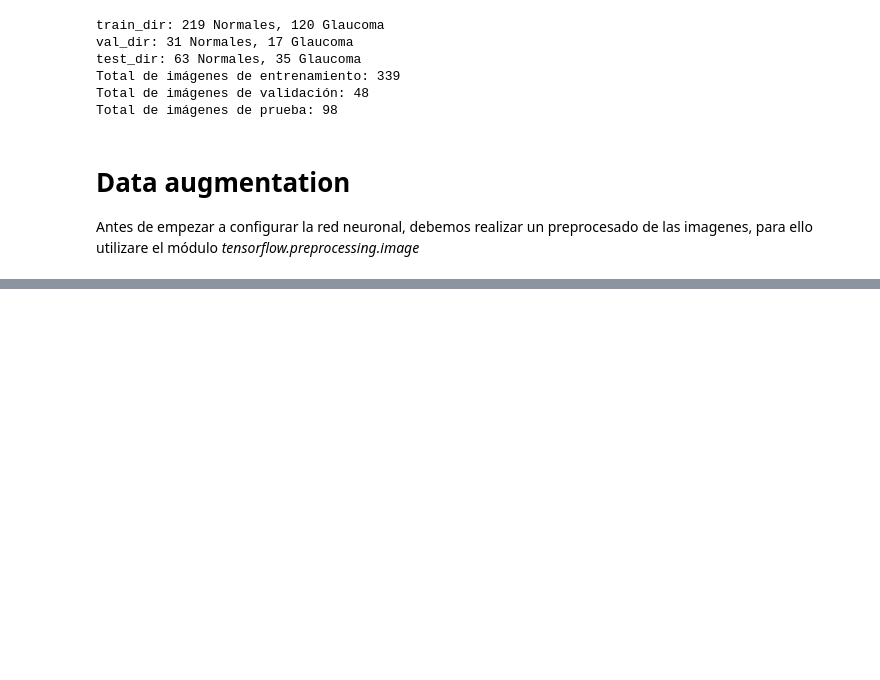
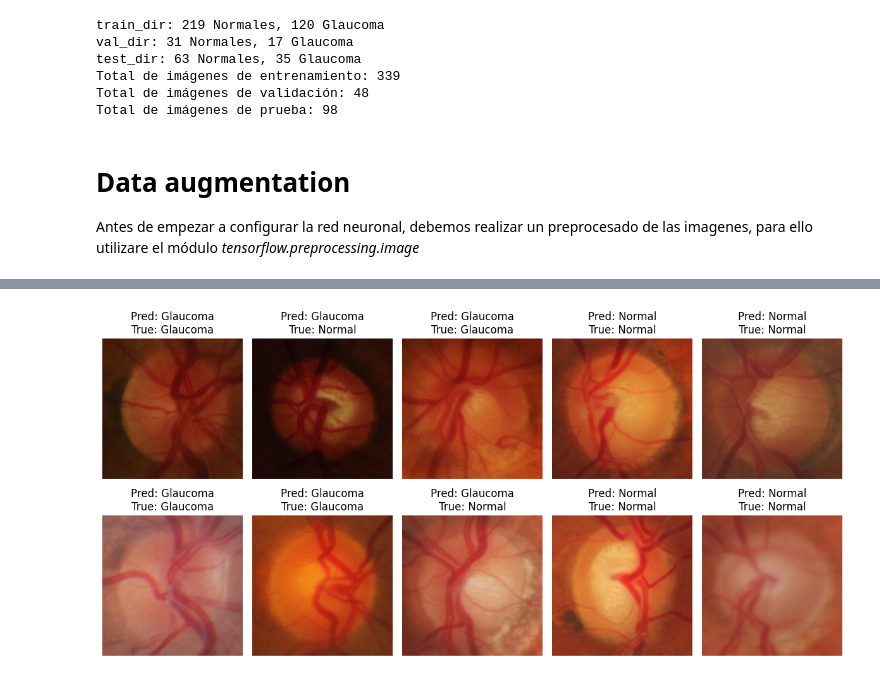
Before and after one commit to frannelfran/Redes-Neuronales-en-Keras, a Jupyter notebook: glaucoma/glaucoma.ipynb, the cells around one changed output, grey strips where cells are left out. Cells and saved outputs as stored; diff of their text form; code cells hidden in the pictures; blank space fills up the shorter version.

```diff
--- a/glaucoma/glaucoma.ipynb
+++ b/glaucoma/glaucoma.ipynb
@@ -48,0 +72,9 @@ test_generator = ImageDataGenerator(rescale=1./255)
+# %%
+from tensorflow.keras.applications import VGG19
+
+base_model = VGG19(weights='imagenet', include_top=False, input_shape=(150, 150, 3))
+
+for layer in base_model.layers:
+    layer.trainable = False
+
+base_model.summary()
@@ -48,0 +140,10 @@ test_generator = ImageDataGenerator(rescale=1./255)
+# %%
+model.compile(optimizer='adam', loss='binary_crossentropy', metrics=['accuracy'])
+# %%
+batch_size = 10
+
+steps_per_epoch = train_data.n // batch_size
+validation_steps = val_data.n // batch_size
+
+print(steps_per_epoch)
+print(validation_steps)
@@ -48,0 +153,6 @@ test_generator = ImageDataGenerator(rescale=1./255)
+# %%
+model.fit(train_data,
+          epochs=50,
+          steps_per_epoch=steps_per_epoch,
+          validation_steps=validation_steps,
+          validation_data=val_data)
@@ -48,0 +189,18 @@ test_generator = ImageDataGenerator(rescale=1./255)
+# %%
+predictions = model.predict(test_data)
+
+# Muestro las primeras imágenes de prueba con sus predicciones
+import matplotlib.pyplot as plt
+import numpy as np
+test_data.reset()  # Reinicio el generador para obtener las imágenes desde el principio
+images, labels = next(test_data)  # Obtengo un batch de imágenes y etiquetas
+preds = model.predict(images)  # Obtengo las predicciones para el batch
+plt.figure(figsize=(12, 6))
+for i in range(10):
+    plt.subplot(2, 5, i+1)
+    plt.imshow(images[i])
+    plt.title(f'Pred: {"Glaucoma" if preds[i] > 0.5 else "Normal"}\nTrue: {"Glaucoma" if labels[i] == 1 else "Normal"}')
+    plt.axis('off')
+plt.tight_layout()
+plt.show()
+# %% [output]
@@ -48,0 +209 @@ test_generator = ImageDataGenerator(rescale=1./255)
+[figure, added]
```
Also changed, not shown: parts of 10 cells of this notebook.
